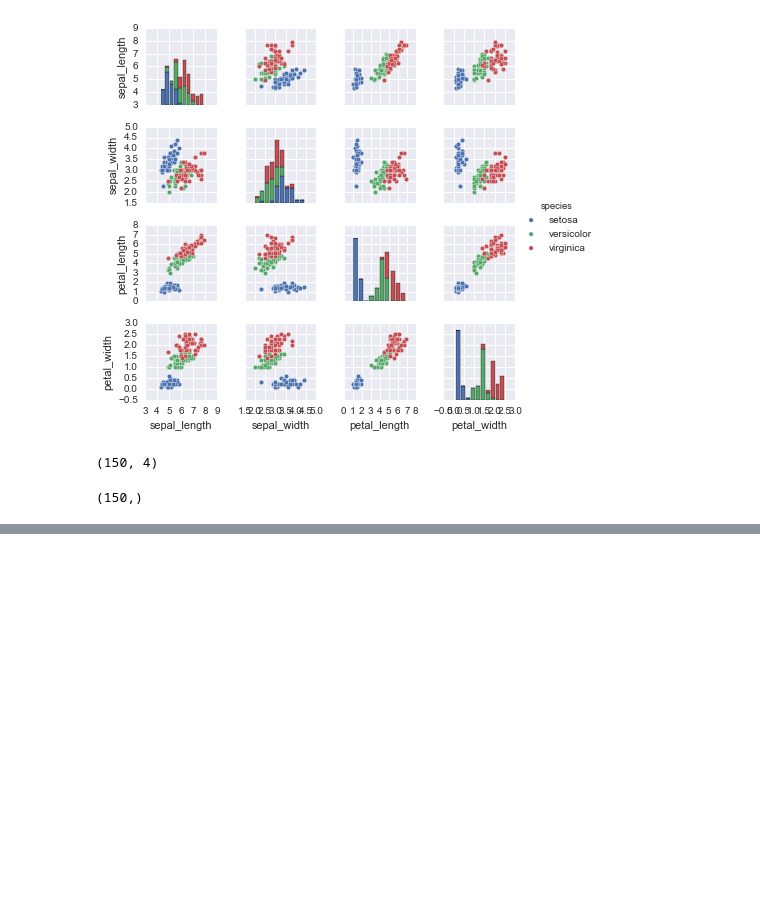
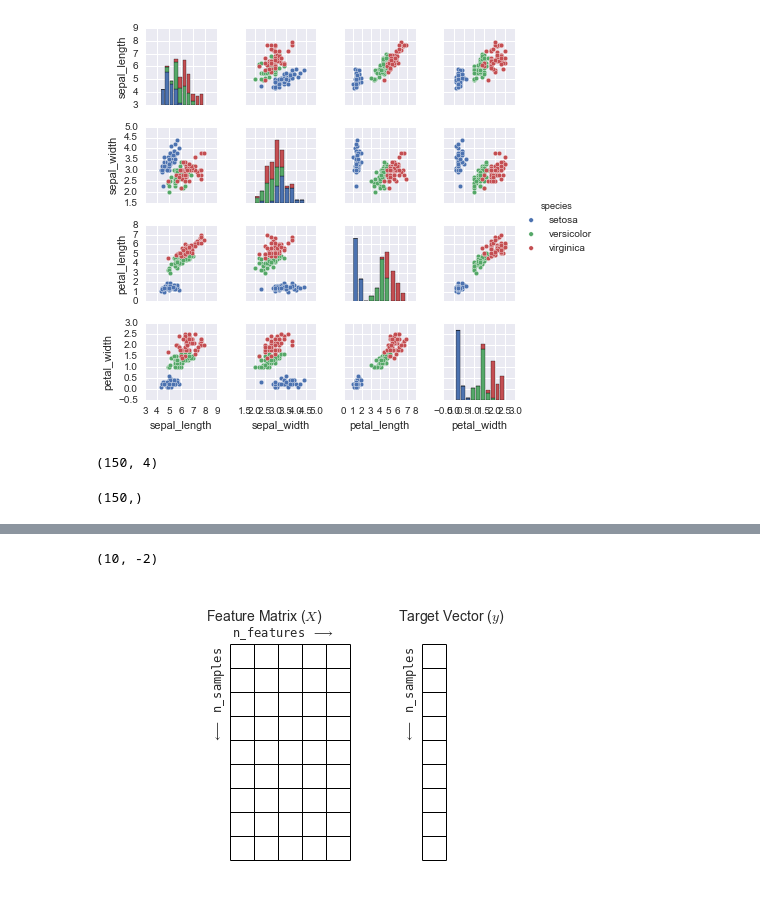
Before and after one commit to jorellano/Machine_learning-pt1, a Jupyter notebook: Machine Learning Intro.ipynb, the cells around one changed output, grey strips where cells are left out. Saved outputs shown, nothing was run; the diff lists cells and outputs as text; code cells hidden in the pictures; blank space fills up the shorter version.

```diff
--- a/Machine Learning Intro.ipynb
+++ b/Machine Learning Intro.ipynb
@@ -71,0 +61,26 @@ Image(url= "http://nbviewer.jupyter.org/github/jakevdp/PythonDataScienceHandbook
+# %%
+fig = plt.figure(figsize=(6, 4))
+ax = fig.add_axes([0, 0, 1, 1])
+ax.axis('off')
+ax.axis('equal')
+
+# Draw features matrix
+ax.vlines(range(6), ymin=0, ymax=9, lw=1)
+ax.hlines(range(10), xmin=0, xmax=5, lw=1)
+font_prop = dict(size=12, family='monospace')
+ax.text(-1, -1, "Feature Matrix ($X$)", size=14)
+ax.text(0.1, -0.3, r'n_features $\longrightarrow$', **font_prop)
+ax.text(-0.1, 0.1, r'$\longleftarrow$ n_samples', rotation=90,
+        va='top', ha='right', **font_prop)
+
+# Draw labels vector
+ax.vlines(range(8, 10), ymin=0, ymax=9, lw=1)
+ax.hlines(range(10), xmin=8, xmax=9, lw=1)
+ax.text(7, -1, "Target Vector ($y$)", size=14)
+ax.text(7.9, 0.1, r'$\longleftarrow$ n_samples', rotation=90,
+        va='top', ha='right', **font_prop)
+
+ax.set_ylim(10, -2)
+# %% [output]
+(10, -2)
+[figure, added]
```
Also changed, not shown: parts of 16 cells of this notebook.
